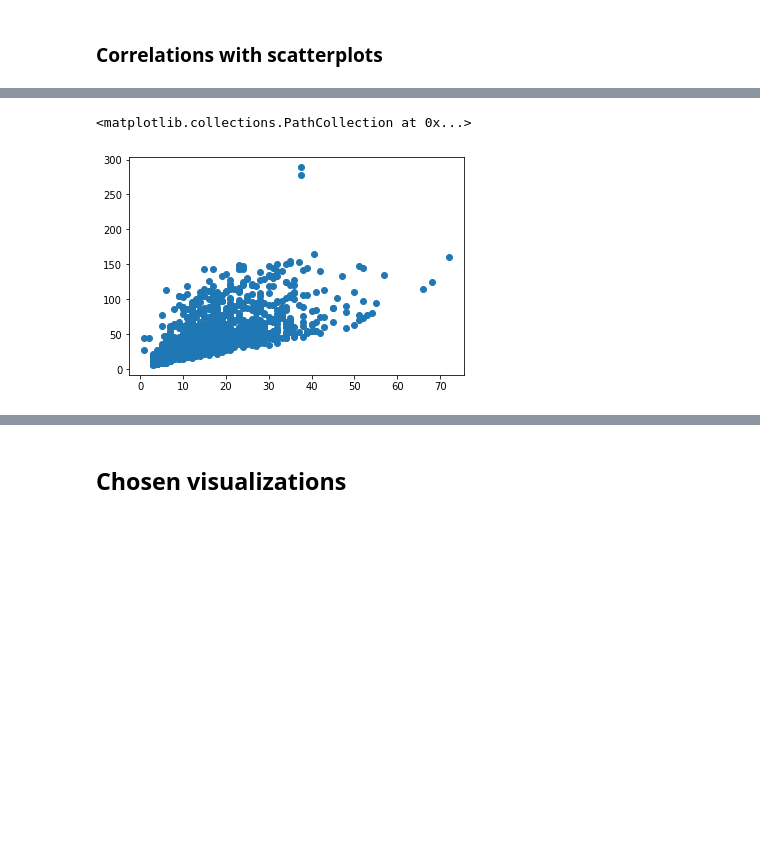
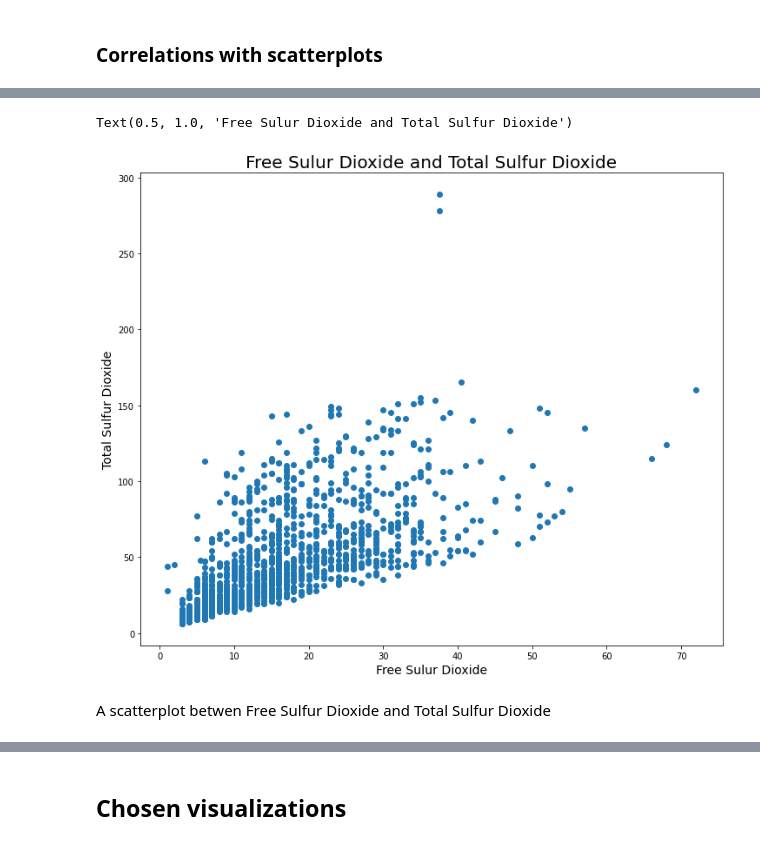
Before and after one commit to RazgrizGhost/Project-2, a Jupyter notebook: Project_2_Part_4_JV.ipynb, the cells around one changed output, grey strips where cells are left out. Drawn from its saved outputs; the diff is of its cells as text; code cells hidden in the pictures; blank space fills up the shorter version.

```diff
--- a/Project_2_Part_4_JV.ipynb
+++ b/Project_2_Part_4_JV.ipynb
@@ -168,7 +187,12 @@ ax.scatter(df["fixed acidity"], df["citric acid"])
 # %%
-fig, ax = plt.subplots()
+fig, ax = plt.subplots(figsize=(12,10))
 ax.scatter(df["free sulfur dioxide"], df["total sulfur dioxide"])
+ax.set_xlabel("Free Sulur Dioxide", fontsize = 14)
+ax.set_ylabel("Total Sulfur Dioxide", fontsize = 14)
+ax.set_title("Free Sulur Dioxide and Total Sulfur Dioxide", fontsize = 20)
 # %% [output]
-<matplotlib.collections.PathCollection at 0x...>
+Text(0.5, 1.0, 'Free Sulur Dioxide and Total Sulfur Dioxide')
-[figure, old version]
+[figure, new version]
+# %% [markdown]
+A scatterplot betwen Free Sulfur Dioxide and Total Sulfur Dioxide
 # %%
```
Also changed, not shown: parts of 26 cells of this notebook.
